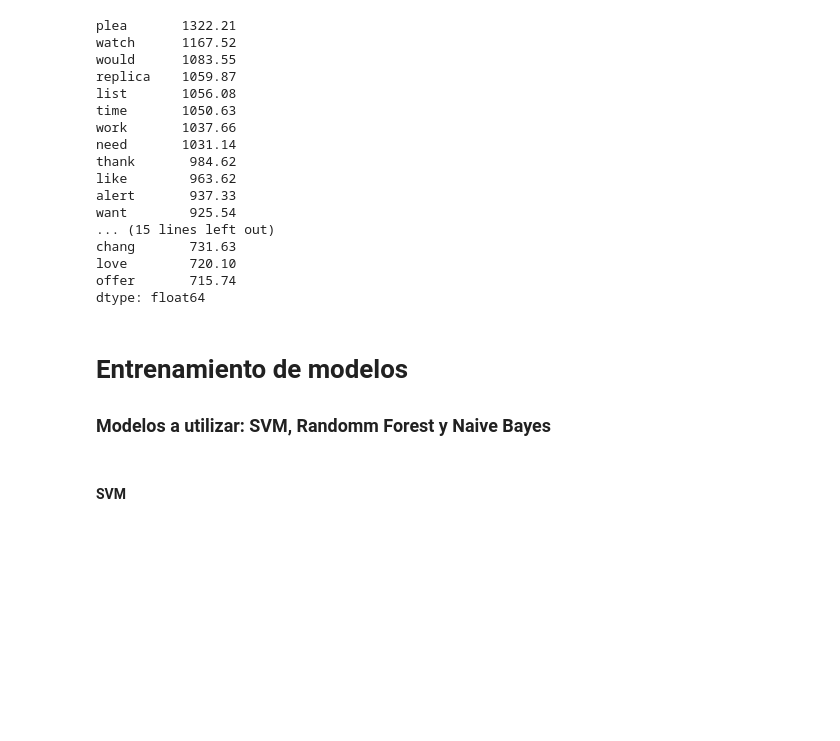
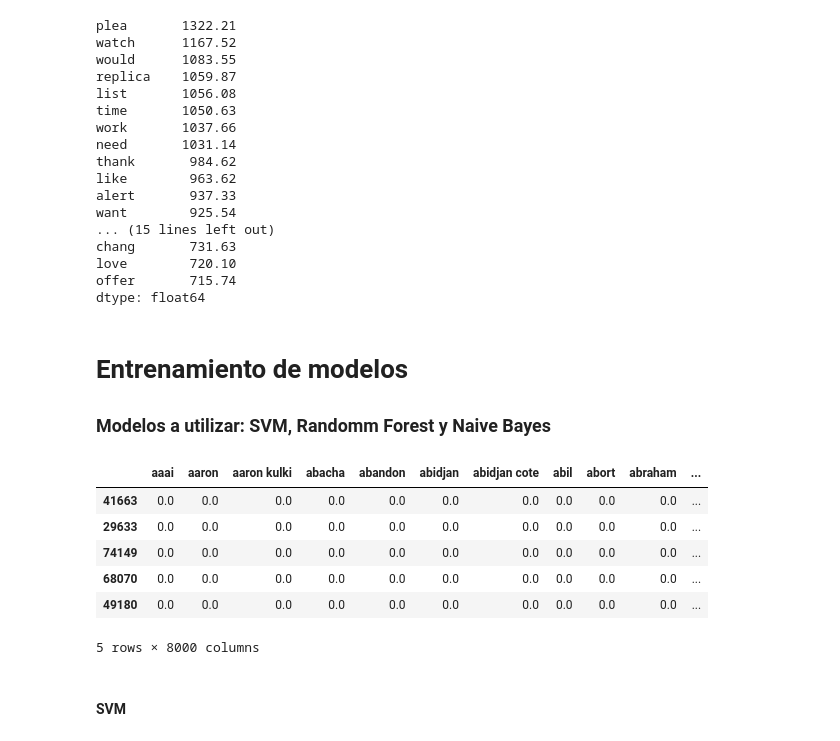
Before and after one commit to andresdlRoca/Guardian_Virtual, a Jupyter notebook: scripts/dev/message_detection.ipynb, the cells around one changed output. Saved outputs shown, nothing was run; the diff lists cells and outputs as text; code cells hidden in the pictures; blank space fills up the shorter version.

```diff
--- a/scripts/dev/message_detection.ipynb
+++ b/scripts/dev/message_detection.ipynb
@@ -412,6 +412,16 @@ X = tfIDF_df
 y = data['label']
 X_train_plus_valid, X_test, y_train_plus_valid, y_test = train_test_split(X, y, test_size=0.2, random_state=42)
 X_train, X_valid, y_train, y_valid = train_test_split(X_train_plus_valid, y_train_plus_valid, test_size=0.2, random_state=42)
+# %%
+X_valid.sample(5)
+# %% [output]
+|  | aaai | aaron | aaron kulki | abacha | abandon | abidjan | abidjan cote | abil | abort | abraham | ... |
+| 41663 | 0.0 | 0.0 | 0.0 | 0.0 | 0.0 | 0.0 | 0.0 | 0.0 | 0.0 | 0.0 | ... |
+| 29633 | 0.0 | 0.0 | 0.0 | 0.0 | 0.0 | 0.0 | 0.0 | 0.0 | 0.0 | 0.0 | ... |
+| 74149 | 0.0 | 0.0 | 0.0 | 0.0 | 0.0 | 0.0 | 0.0 | 0.0 | 0.0 | 0.0 | ... |
+| 68070 | 0.0 | 0.0 | 0.0 | 0.0 | 0.0 | 0.0 | 0.0 | 0.0 | 0.0 | 0.0 | ... |
+| 49180 | 0.0 | 0.0 | 0.0 | 0.0 | 0.0 | 0.0 | 0.0 | 0.0 | 0.0 | 0.0 | ... |
+5 rows × 8000 columns
 # %% [markdown]
 #### SVM
 # %%
```
